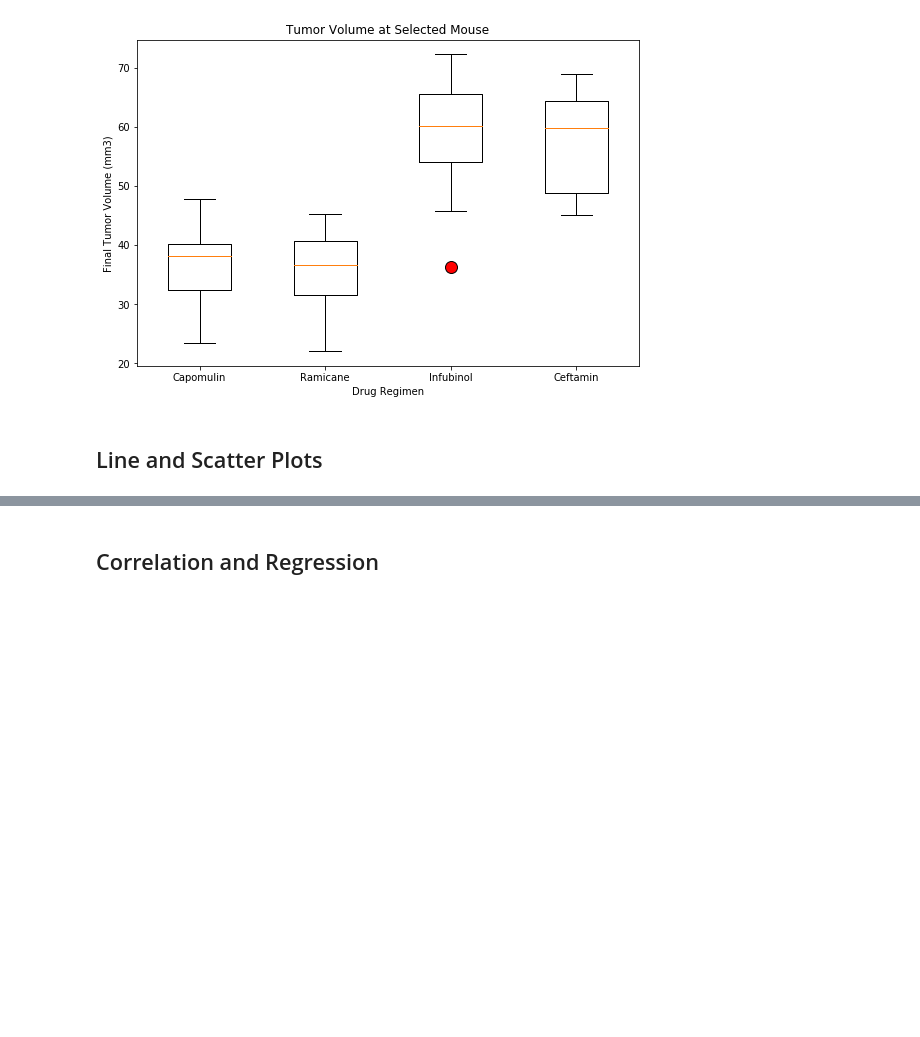
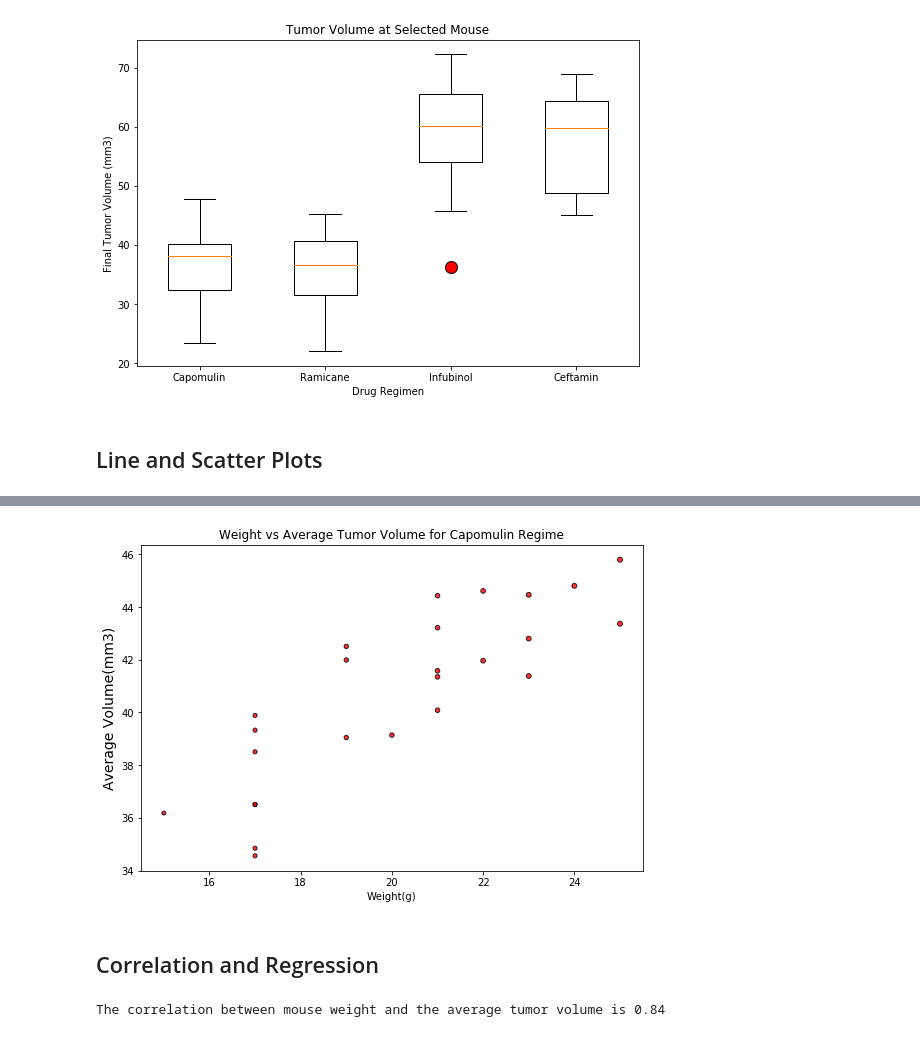
Before and after one commit to Sushil100040/Matplotlib_challenge, a Jupyter notebook: Pymaceuticals/pymaceuticals_starter.ipynb, the cells around one changed output, grey strips where cells are left out. Saved outputs shown, nothing was run; the diff lists cells and outputs as text; code cells hidden in the pictures; blank space fills up the shorter version.

```diff
--- a/Pymaceuticals/pymaceuticals_starter.ipynb
+++ b/Pymaceuticals/pymaceuticals_starter.ipynb
@@ -496,0 +567,15 @@ plt.show()
+# %%
+# Generate a scatter plot of mouse weight vs. the average observed tumor volume for the entire Capomulin regimen
+#To see the mouse id treated with Capomulin
+capomulin_df= clean_df.loc[clean_df["Drug Regimen"] == "Capomulin", :]
+capomulin_df=capomulin_df.reset_index()
+capomulin_df
+
+#Extracting three columns from the capomulin dataframe
+reduced_df = capomulin_df.loc[:, ["Mouse ID","Weight (g)", "Tumor Volume (mm3)"]]
+reduced_df = reduced_df.reset_index(drop=True)
+
+#Calculating the average tumor volume based on each mouse
+weight_tumor_df=reduced_df.groupby(["Mouse ID", "Weight (g)"])
+average_volume=pd.DataFrame(weight_tumor_df["Tumor Volume (mm3)"].mean()).reset_index()
+average_volume.head()
@@ -496,0 +589,4 @@ plt.show()
+# %%
+#Rename the tumor volume column
+average_volume = average_volume.rename(columns={"Tumor Volume (mm3)":"Average Tumor volume(mm3)"})
+average_volume.head()
@@ -497,5 +600,34 @@ plt.show()
+# %%
+# Set the 'Mouse ID' as  index
+average_volume = average_volume.set_index('Mouse ID')
+# %%
+#Setting the x_axis and y_axis
+x_axis=average_volume["Weight (g)"]
+y_axis=average_volume["Average Tumor volume(mm3)"]
+
+#figure size
+fig = plt.figure(1, figsize=(9, 6))
+
+#Setting the labels and title
+plt.title("Weight vs Average Tumor Volume for Capomulin Regime")
+plt.xlabel("Weight(g)")
+plt.ylabel("Average Volume(mm3)", fontsize = 14)
+
+#Create a scatter plot
+plt.scatter(x_axis, y_axis, marker="o", facecolors="red", edgecolors="black", s= x_axis, alpha=0.8)
+
+#Display the chart
+plt.show()
+# %% [output]
+[figure, added]
 # %% [markdown]
 ## Correlation and Regression
 # %%
 # Calculate the correlation coefficient and a linear regression model
 # for mouse weight and average observed tumor volume for the entire Capomulin regimen
+mouse_weight = average_volume.iloc[:,0]
+avg_tumor_volume= average_volume.iloc[:,1]
+correlation = st.pearsonr(mouse_weight,avg_tumor_volume)
+print(f"The correlation between mouse weight and the average tumor volume is {round(correlation[0],2)}")
+# %% [output]
+The correlation between mouse weight and the average tumor volume is 0.84
```
Also changed, not shown: parts of 9 cells of this notebook.
